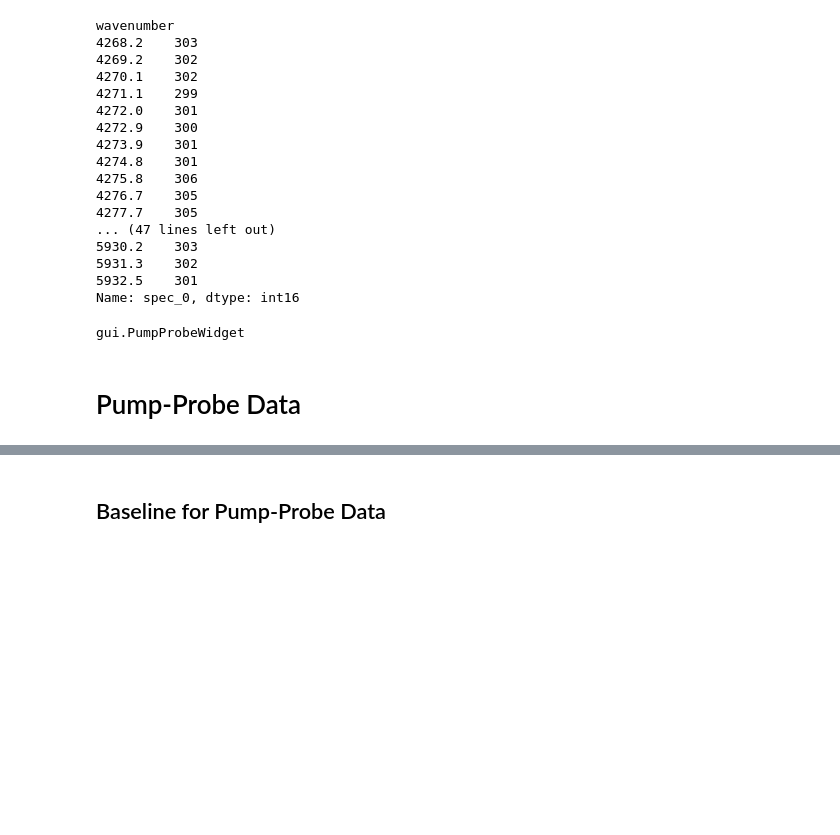
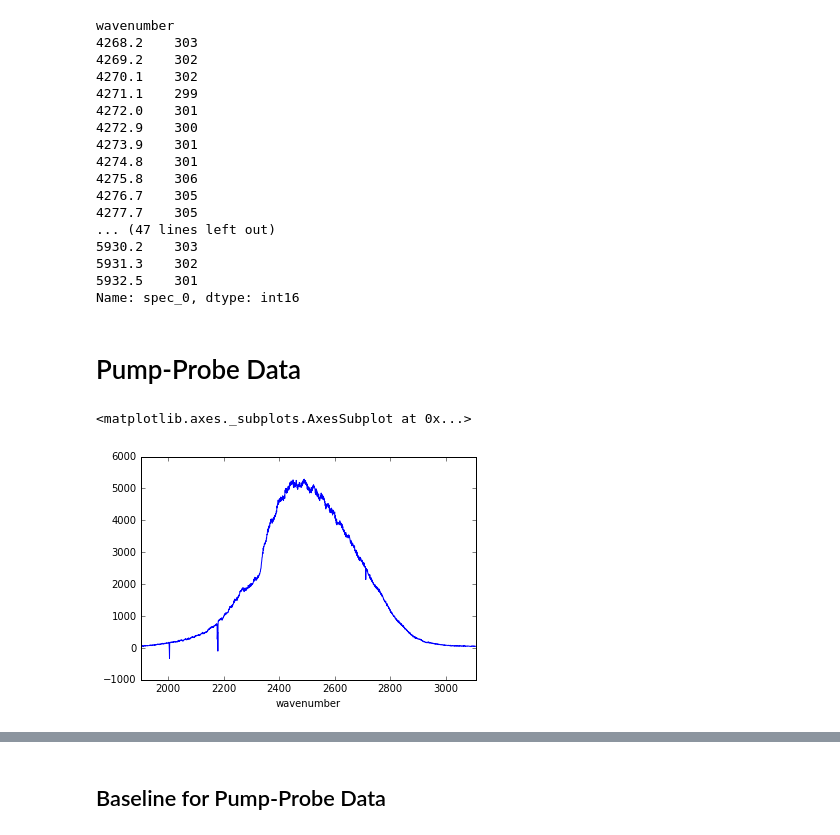
Before and after one commit to deisi/SFG2D, a Jupyter notebook: dashboards/pump-probe/pump-probe.ipynb, the cells around one changed output, grey strips where cells are left out. Cells and saved outputs as stored; diff of their text form; code cells hidden in the pictures; blank space fills up the shorter version.

```diff
--- a/dashboards/pump-probe/pump-probe.ipynb
+++ b/dashboards/pump-probe/pump-probe.ipynb
@@ -231,7 +65,3 @@ wavenumber
 5931.3    302
 5932.5    301
 Name: spec_0, dtype: int16
-# %%
-type(ppWidget.)
-# %% [output]
-gui.PumpProbeWidget
@@ -329,2 +74,25 @@ display(ppWidget.pump_fpath, ppWidget.pump_spec, ppWidget.pump_ppdelay, pump_fig
 # %% [markdown]
 # Pump-Probe Data
+# %%
+%matplotlib inline
+from SFG2D.dashboards import MyWidgets
+import gui
+
+ppdData = gui.PumpProbeDashboardData('/home/malte/MeasurmentData/2016/09/07/')
+ppWidget = gui.PumpProbeWidget(ppdData)
+ppWidget.linkTraitlets()
+# load last gui config
+ppWidget.load(ppdData.ffolder)
+w_pump_probe = MyWidgets.PumpProbeDataImporter(
+    ppdData.ffolder, ppWidget.ts0_fpath,
+    ppWidget.fbase, ppWidget.ts0_ppdelay,
+    ppWidget.ts0_pumped, ppWidget.ts0_probed, ppWidget.pump_sub_base,
+    ppWidget.ts0_normalize, norm_scan = w_ir.data
+)
+
+w_pump_probe(title='Pump Probe Data', x_label='Wavenumbers in 1/cm', y_label='Counts')
+# %%
+w_pump_probe.scan.norm.plot()
+# %% [output]
+<matplotlib.axes._subplots.AxesSubplot at 0x...>
+[figure, added]
```
Also changed, not shown: parts of 16 cells of this notebook, 6 other files.
